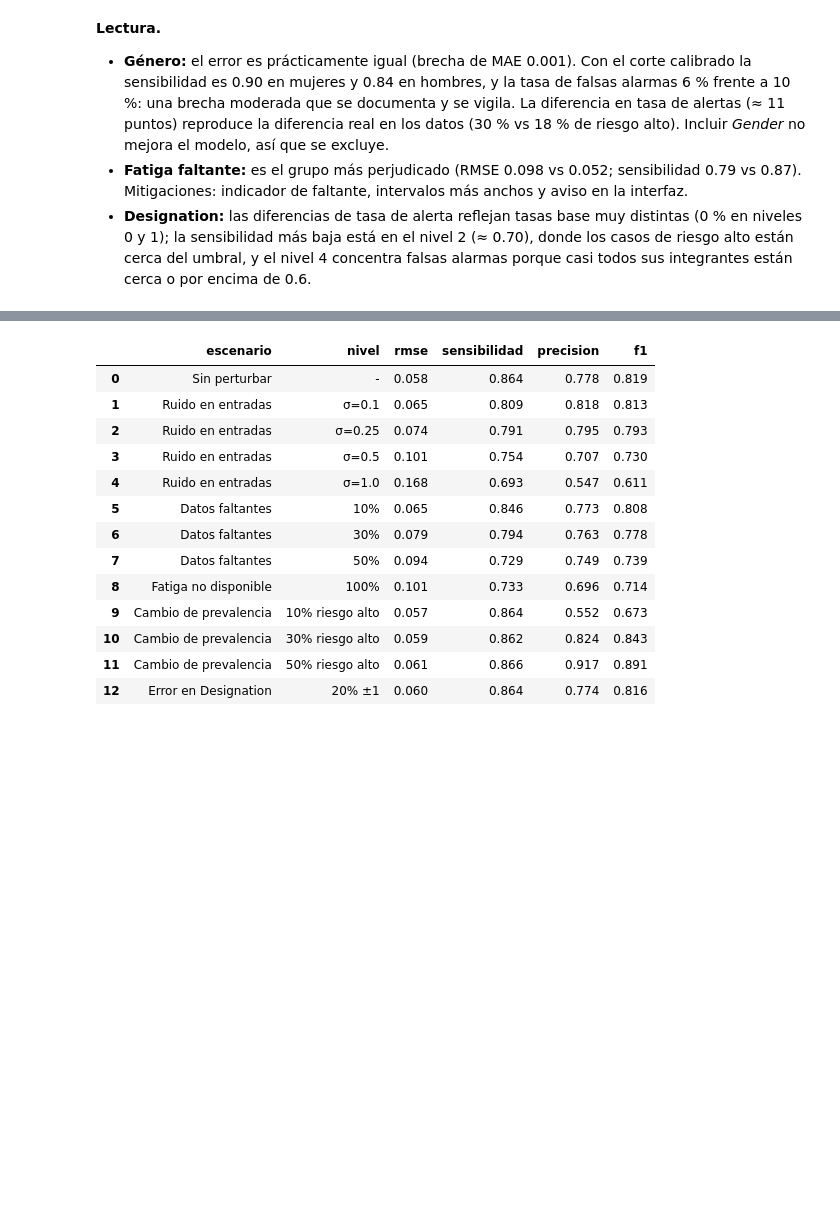
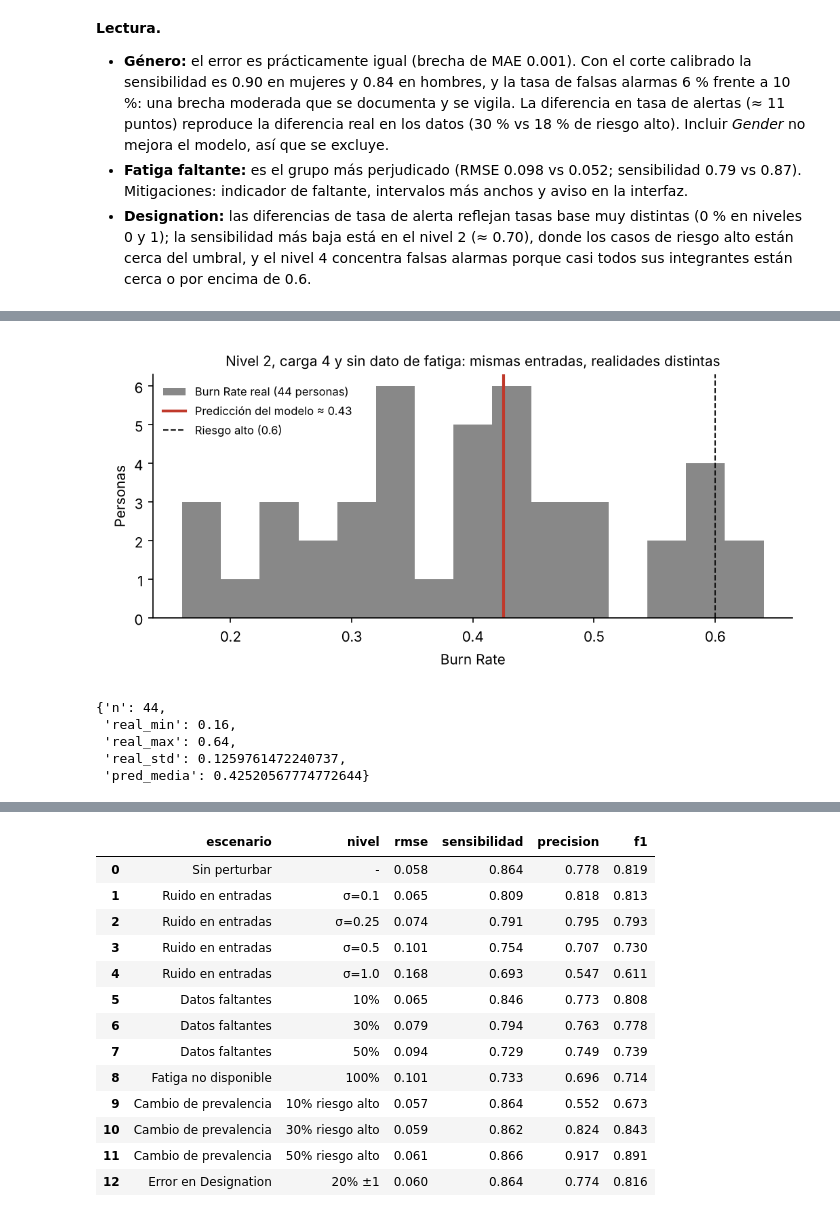
Before and after one commit to opnaranjo/Proyecto_Integrador_IA, a Jupyter notebook: notebooks/05_evaluacion.ipynb, the cells around one changed output, grey strips where cells are left out. Saved outputs shown, nothing was run; the diff lists cells and outputs as text; code cells hidden in the pictures; blank space fills up the shorter version.

```diff
--- a/notebooks/05_evaluacion.ipynb
+++ b/notebooks/05_evaluacion.ipynb
@@ -220,0 +268,10 @@ pd.read_csv(M / 'ablation_gender.csv', index_col=0)[['rmse', 'mae', 'sensibilida
+# %%
+display(Image(FIG / 'failure_ambiguous_profile.png'))
+resumen['perfil_ambiguo']
+# %% [output]
+[figure, added]
+{'n': 44,
+ 'real_min': 0.16,
+ 'real_max': 0.64,
+ 'real_std': 0.1259761472240737,
+ 'pred_media': 0.42520567774772644}
```
Also changed, not shown: parts of 9 cells of this notebook, 4 other files.
